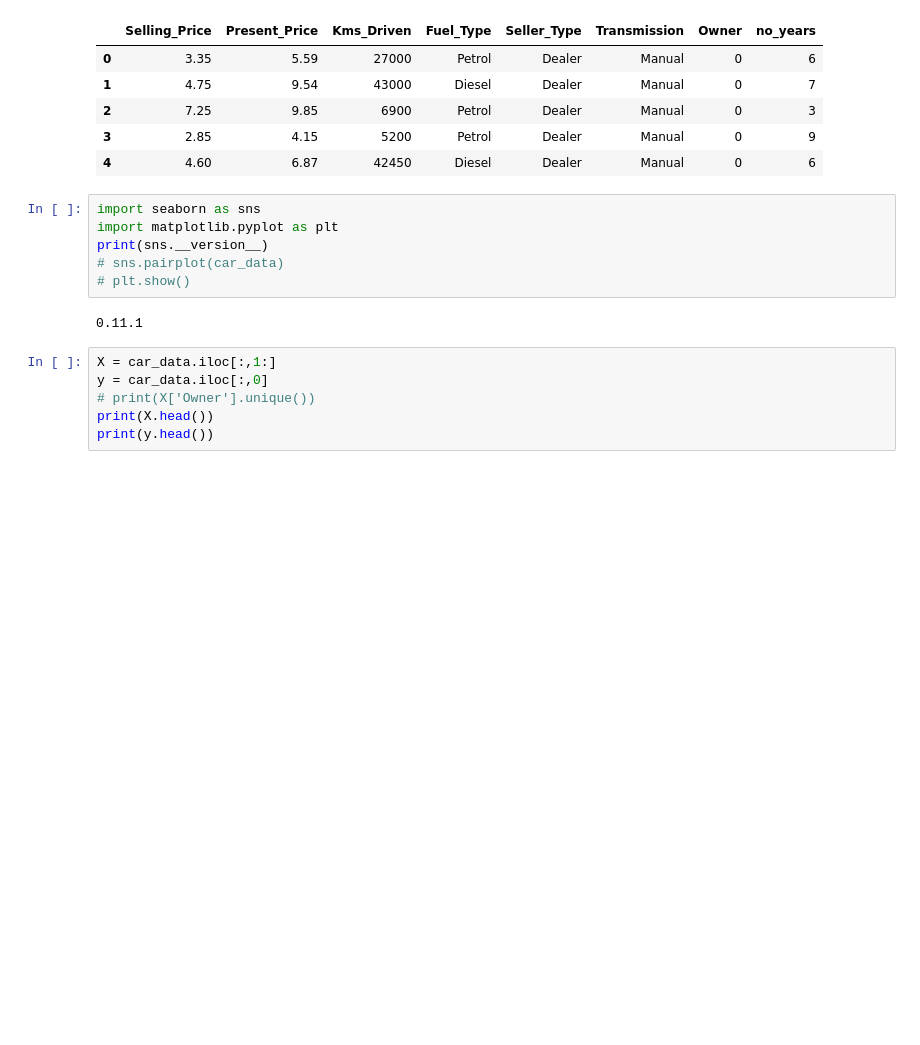
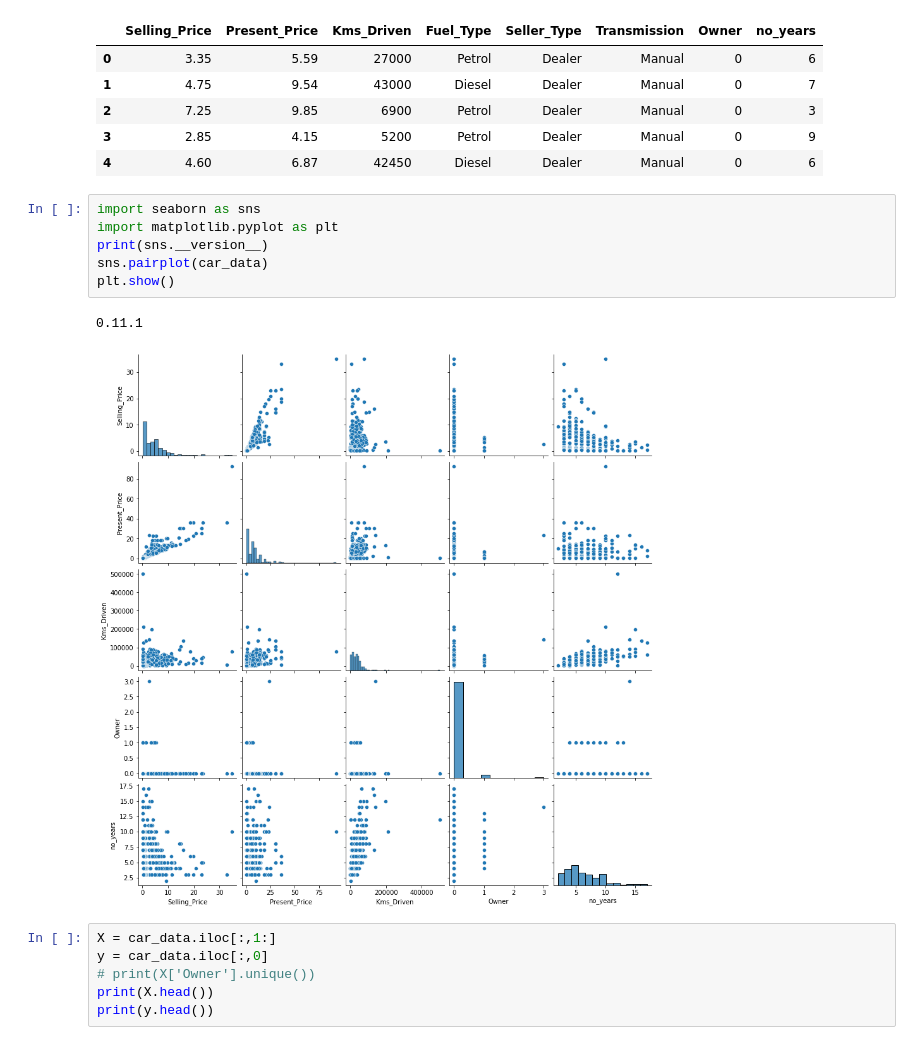
Before and after one commit to gigimic/car_price_prediction, a Jupyter notebook: price_prediction.ipynb, the cells around one changed output. Cells and saved outputs as stored; diff of their text form; blank space fills up the shorter version.

```diff
--- a/price_prediction.ipynb
+++ b/price_prediction.ipynb
@@ -35,11 +35,12 @@ car_data.head()
 # %%
 import seaborn as sns
 import matplotlib.pyplot as plt
 print(sns.__version__)
-# sns.pairplot(car_data)
-# plt.show()
+sns.pairplot(car_data)
+plt.show()
 # %% [output]
 0.11.1
+[figure, added]
 # %%
 X = car_data.iloc[:,1:]
 y = car_data.iloc[:,0]
```
Also changed, not shown: 1 other file.
